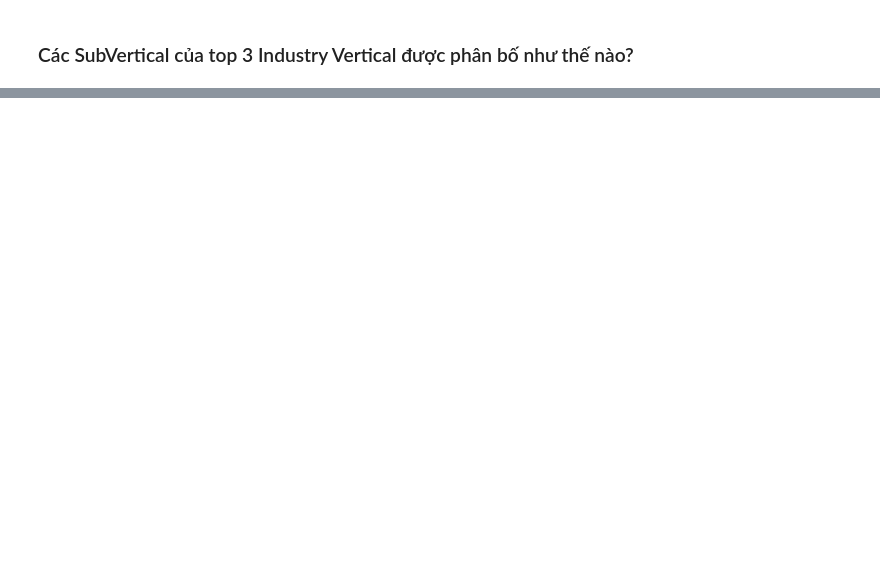
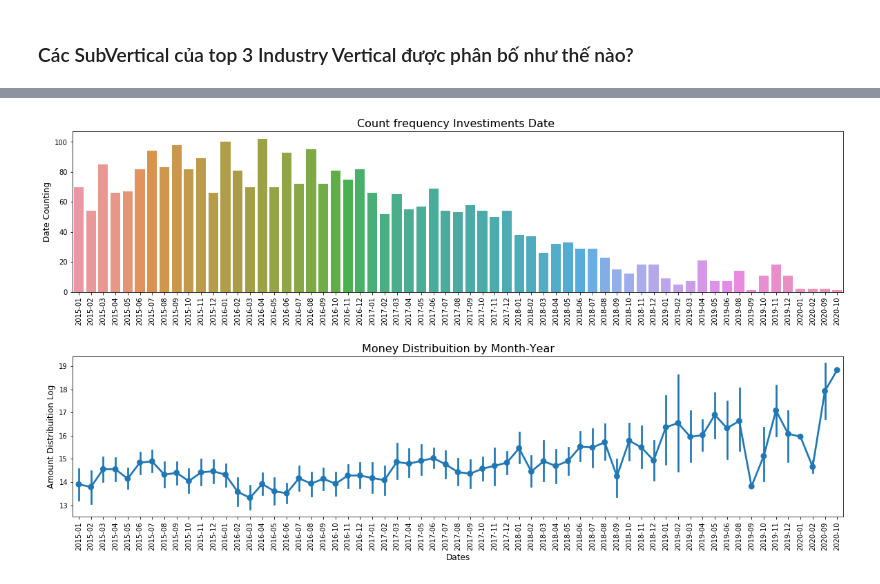
Before and after one commit to ethanol1310/Final_DSProgramming, a Jupyter notebook: 1712689-HuynhNgocQuan.ipynb, the cells around one changed output, grey strips where cells are left out. Cells and saved outputs as stored; diff of their text form; code cells hidden in the pictures; blank space fills up the shorter version.

Commit message:
Complete data analytics

```diff
--- a/1712689-HuynhNgocQuan.ipynb
+++ b/1712689-HuynhNgocQuan.ipynb
@@ -1093,0 +1282,26 @@ plt.show()
+# %%
+startup_df['Month_year'] = startup_df['Date dd/mm/yyyy'].dt.to_period("M")
+startup_df['Year'] = startup_df['Date dd/mm/yyyy'].dt.to_period("A")
+# %%
+startup_df = startup_df.sort_values(by='Month_year')
+# %%
+plt.figure(figsize=(20,10))
+plt.subplot(211)
+sns.countplot(x='Month_year', data=startup_df)
+plt.xticks(rotation=90)
+plt.xlabel('', fontsize=12)
+plt.ylabel('Date Counting', fontsize=12)
+plt.title("Count frequency Investiments Date ", fontsize=16)
+
+plt.subplot(212)
+sns.pointplot(x='Month_year', y='Amount in USD log', data=startup_df)
+plt.xticks(rotation=90)
+plt.xlabel('Dates', fontsize=12)
+plt.ylabel('Amount Distribuition Log', fontsize=12)
+plt.title("Money Distribuition by Month-Year", fontsize=16)
+
+plt.subplots_adjust(wspace = 0.2, hspace = 0.4,top = 0.9)
+
+plt.show()
+# %% [output]
+[figure, added]
```
Also changed, not shown: parts of 72 cells of this notebook.
